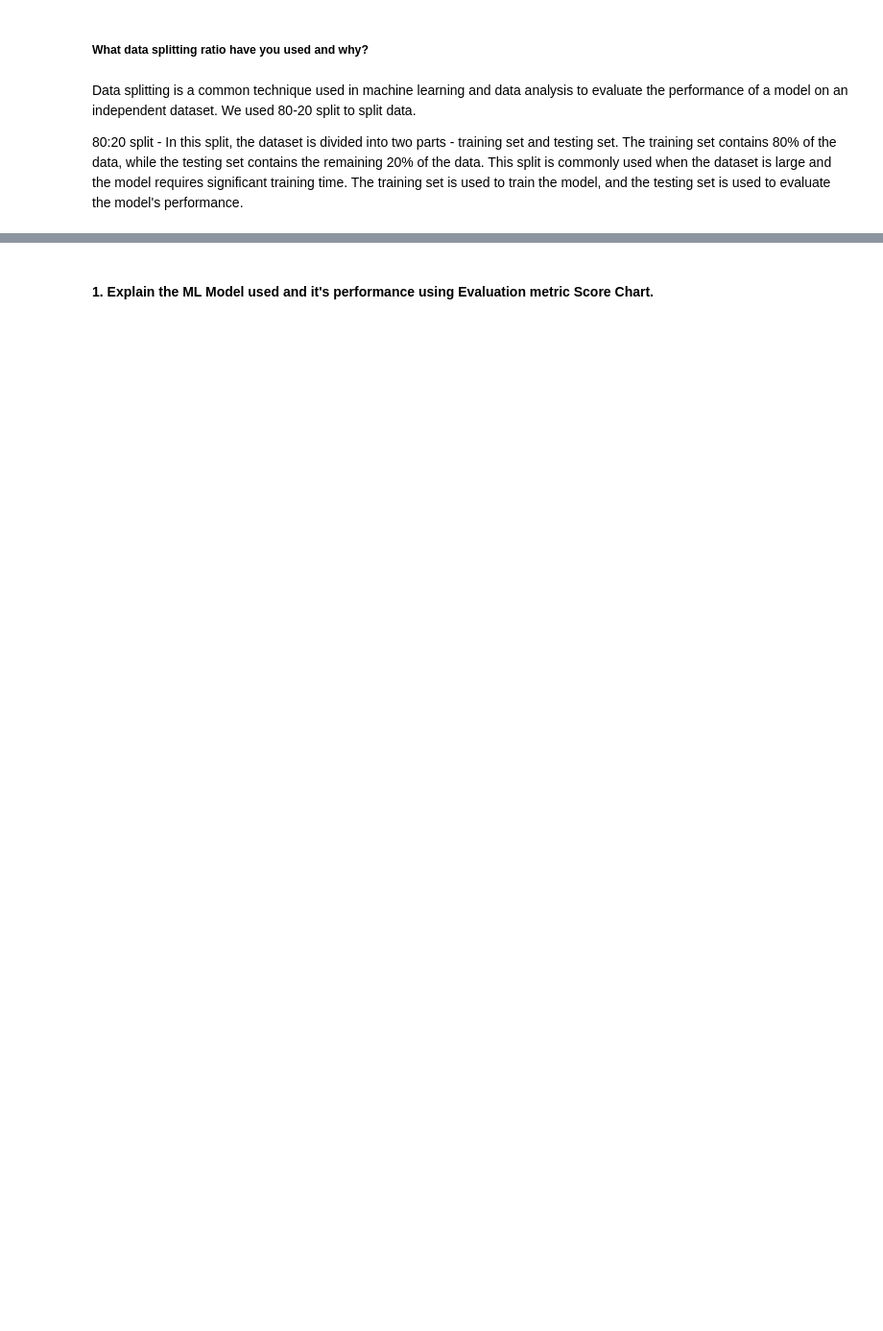
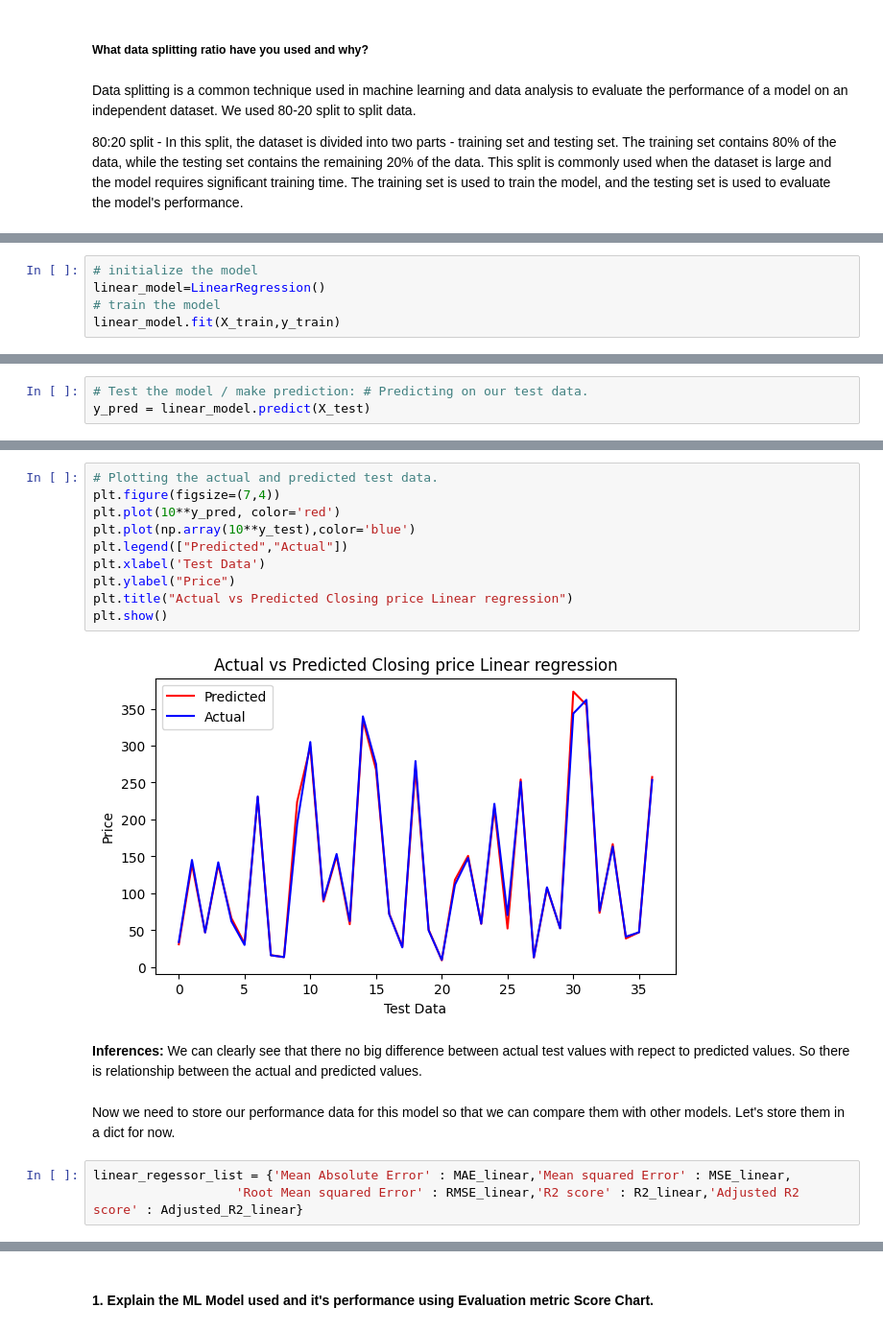
Before and after one commit to sanjaypatil91/Regression-Yes-Bank-Stock-Closing-Price-Prediction, a Jupyter notebook: Regression_Yes_Bank_Stock_Closing_Price_Prediction.ipynb, the cells around one changed output, grey strips where cells are left out. Shown at 96% size. Drawn from its saved outputs; the diff is of its cells as text; blank space fills up the shorter version.

Commit message:
ML model Building

```diff
--- a/Regression_Yes_Bank_Stock_Closing_Price_Prediction.ipynb
+++ b/Regression_Yes_Bank_Stock_Closing_Price_Prediction.ipynb
@@ -479,0 +487,5 @@ Data splitting is a common technique used in machine learning and data analysis
+# %%
+# initialize the model
+linear_model=LinearRegression()
+# train the model
+linear_model.fit(X_train,y_train)
@@ -479,0 +494,3 @@ Data splitting is a common technique used in machine learning and data analysis
+# %%
+# Test the model / make prediction: # Predicting on our test data.
+y_pred = linear_model.predict(X_test)
@@ -479,0 +573,19 @@ Data splitting is a common technique used in machine learning and data analysis
+# %%
+# Plotting the actual and predicted test data.
+plt.figure(figsize=(7,4))
+plt.plot(10**y_pred, color='red')
+plt.plot(np.array(10**y_test),color='blue')
+plt.legend(["Predicted","Actual"])
+plt.xlabel('Test Data')
+plt.ylabel("Price")
+plt.title("Actual vs Predicted Closing price Linear regression")
+plt.show()
+# %% [output]
+[figure, added]
+# %% [markdown]
+**Inferences:** We can clearly see that there no big difference between actual test values with repect to predicted values. So there is relationship between the actual and predicted values.
+# %% [markdown]
+Now we need to store our performance data for this model so that we can compare them with other models. Let's store them in a dict for now.
+# %%
+linear_regessor_list = {'Mean Absolute Error' : MAE_linear,'Mean squared Error' : MSE_linear,
+                   'Root Mean squared Error' : RMSE_linear,'R2 score' : R2_linear,'Adjusted R2 score' : Adjusted_R2_linear}
```
Also changed, not shown: parts of 35 cells of this notebook.
